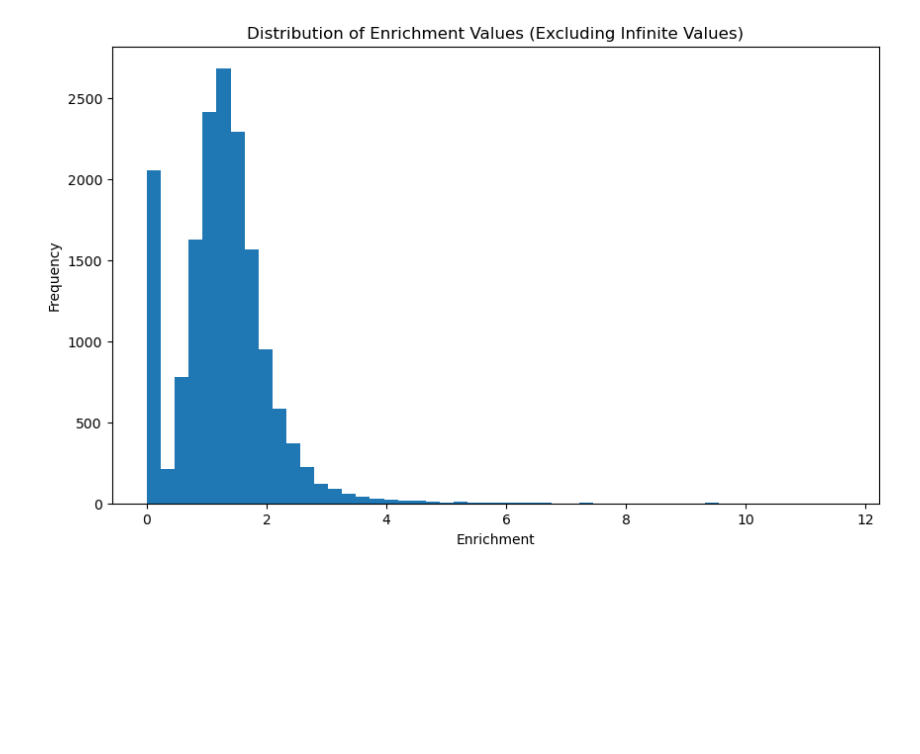
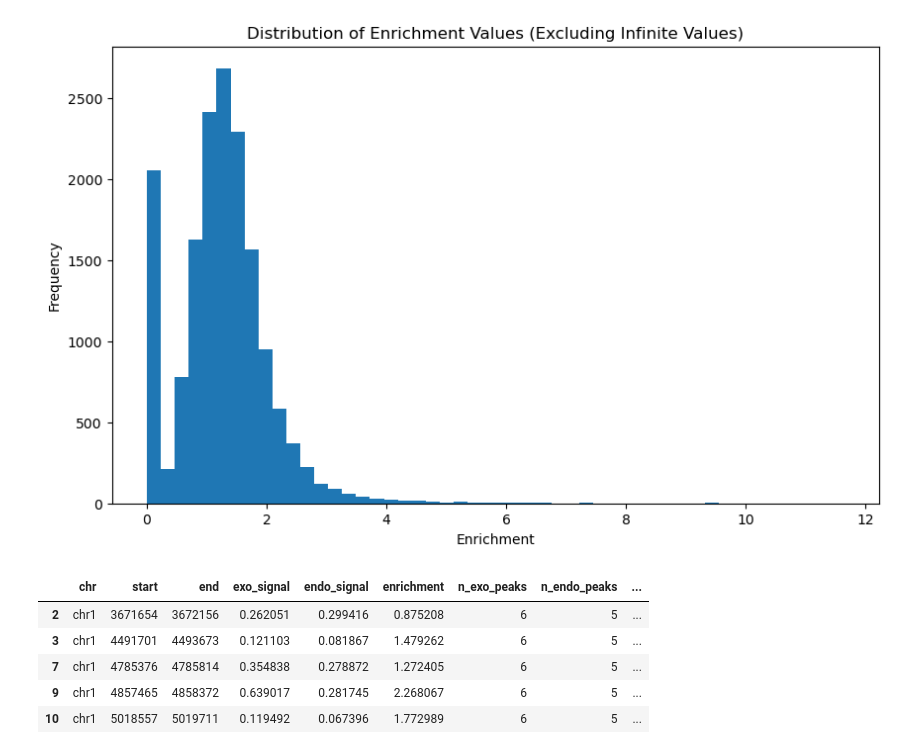
Before and after one commit to michal7kw/SRF_MeCP2_CUTandTAG, a Jupyter notebook: iterative_alternative/analyze_mecp2_cpg_enrichment/analyze_cpg_enrichment.ipynb, the cells around one changed output. Drawn from its saved outputs; the diff is of its cells as text; code cells hidden in the pictures; blank space fills up the shorter version.

```diff
--- a/iterative_alternative/analyze_mecp2_cpg_enrichment/analyze_cpg_enrichment.ipynb
+++ b/iterative_alternative/analyze_mecp2_cpg_enrichment/analyze_cpg_enrichment.ipynb
@@ -34,3 +44,12 @@ df_serial.loc[df_serial['enrichment'] == float('inf'), 'enrichment'] = 10
+# %%
+df_serial.head()
+# %% [output]
+|  | chr | start | end | exo_signal | endo_signal | enrichment | n_exo_peaks | n_endo_peaks | ... |
+| 2 | chr1 | 3671654 | 3672156 | 0.262051 | 0.299416 | 0.875208 | 6 | 5 | ... |
+| 3 | chr1 | 4491701 | 4493673 | 0.121103 | 0.081867 | 1.479262 | 6 | 5 | ... |
+| 7 | chr1 | 4785376 | 4785814 | 0.354838 | 0.278872 | 1.272405 | 6 | 5 | ... |
+| 9 | chr1 | 4857465 | 4858372 | 0.639017 | 0.281745 | 2.268067 | 6 | 5 | ... |
+| 10 | chr1 | 5018557 | 5019711 | 0.119492 | 0.067396 | 1.772989 | 6 | 5 | ... |
 # %%
 plt.figure(figsize=(10,6))
 plt.hist(df_serial[df_serial['enrichment'] != float('inf')]['enrichment'], bins=50)
```
Also changed, not shown: parts of 22 cells of this notebook, 4 other files.
